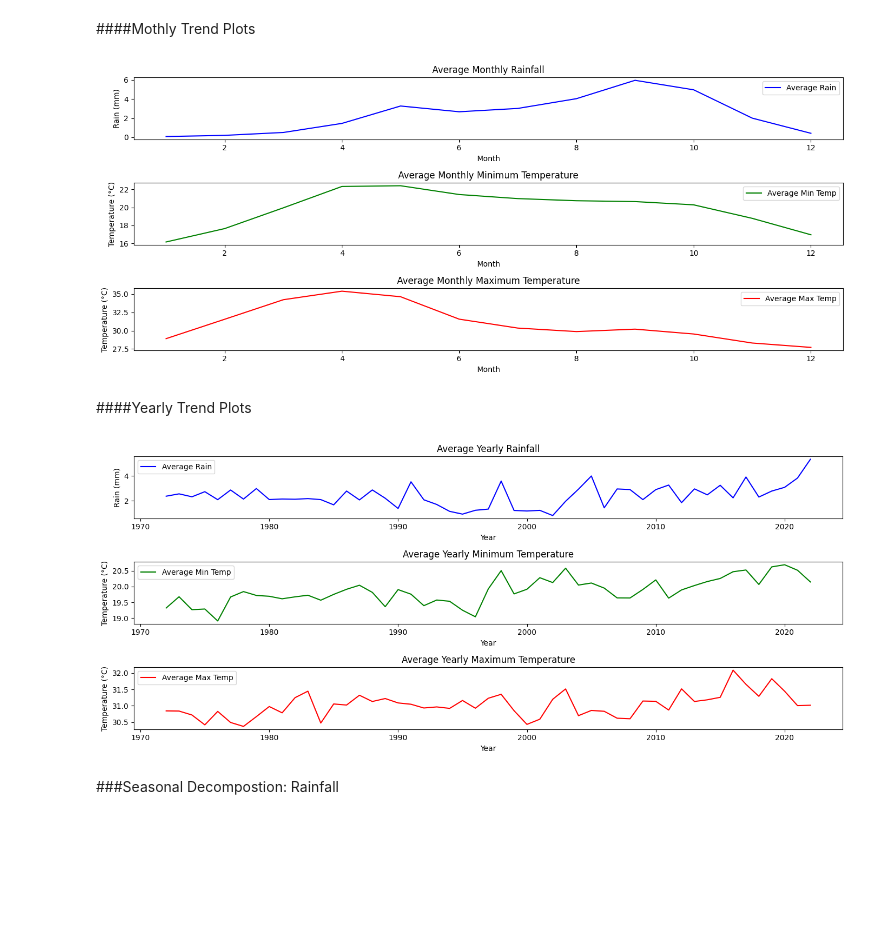
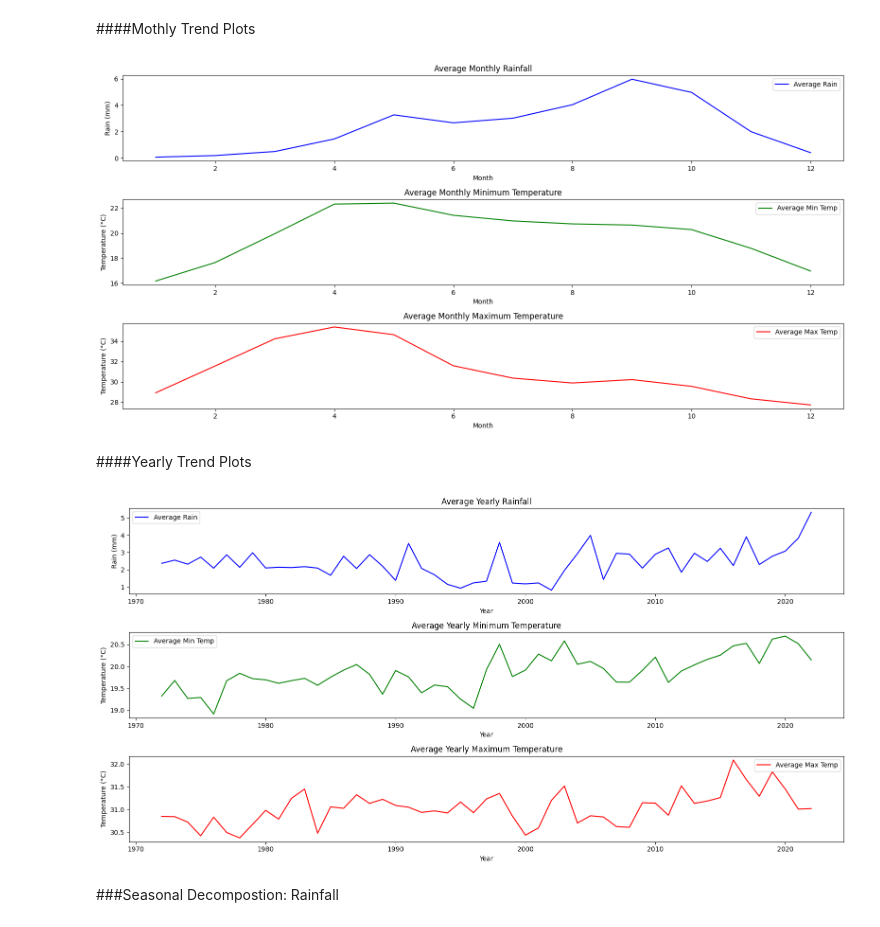
Before and after one commit to harishkodidela/Data-Science-Project, a Jupyter notebook: Precipitation_Pred.ipynb, the cells around one changed output. Drawn from its saved outputs; the diff is of its cells as text; code cells hidden in the pictures; blank space fills up the shorter version.

```diff
--- a/Precipitation_Pred.ipynb
+++ b/Precipitation_Pred.ipynb
@@ -145,39 +146,39 @@ cd.set_index('datetime', inplace=True)
 cd['Year'] = cd.index.year
 cd['Month'] = cd.index.month
 monthly_avg = cd.groupby('Month').mean()
 yearly_avg = cd.groupby('Year').mean()
 cd.reset_index(inplace=True)
 
-plt.figure(figsize=(14, 6))
+plt.figure(figsize=(16, 8))
 plt.subplot(3, 1, 1)
 plt.plot(monthly_avg.index, monthly_avg['rain'], label='Average Rain', color='blue')
 plt.title('Average Monthly Rainfall')
 plt.xlabel('Month')
 plt.ylabel('Rain (mm)')
 plt.legend()
 
 plt.subplot(3, 1, 2)
 plt.plot(monthly_avg.index, monthly_avg['temp_min'], label='Average Min Temp', color='green')
 plt.title('Average Monthly Minimum Temperature')
 plt.xlabel('Month')
 plt.ylabel('Temperature (°C)')
 plt.legend()
 
 plt.subplot(3, 1, 3)
 plt.plot(monthly_avg.index, monthly_avg['temp_max'], label='Average Max Temp', color='red')
 plt.title('Average Monthly Maximum Temperature')
 plt.xlabel('Month')
 plt.ylabel('Temperature (°C)')
 plt.legend()
 
 plt.tight_layout()
 plt.show()
 # %% [output]
-[figure, old version]
+[figure, new version]
 # %% [markdown]
 ####Yearly Trend Plots
 # %%
-plt.figure(figsize=(14, 6))
+plt.figure(figsize=(16, 8))
 plt.subplot(3, 1, 1)
 plt.plot(yearly_avg.index, yearly_avg['rain'], label='Average Rain', color='blue')
 plt.title('Average Yearly Rainfall')
@@ -202,7 +203,7 @@ plt.legend()
 plt.tight_layout()
 plt.show()
 # %% [output]
-[figure, old version]
+[figure, new version]
 # %% [markdown]
 ###Seasonal Decompostion: Rainfall
 # %%
```
Also changed, not shown: parts of 3 cells of this notebook.
